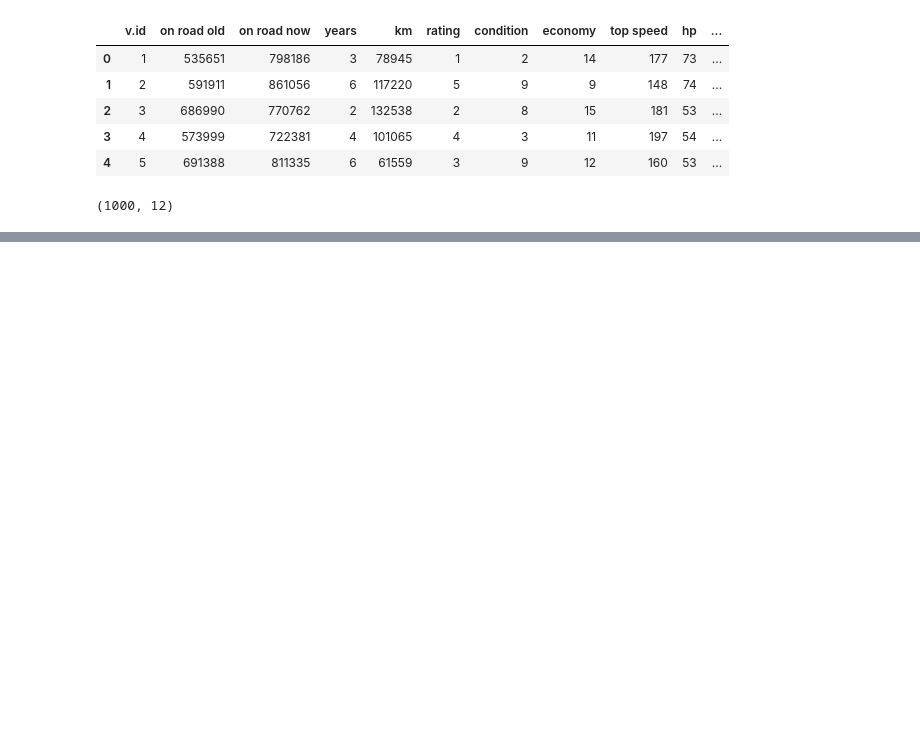
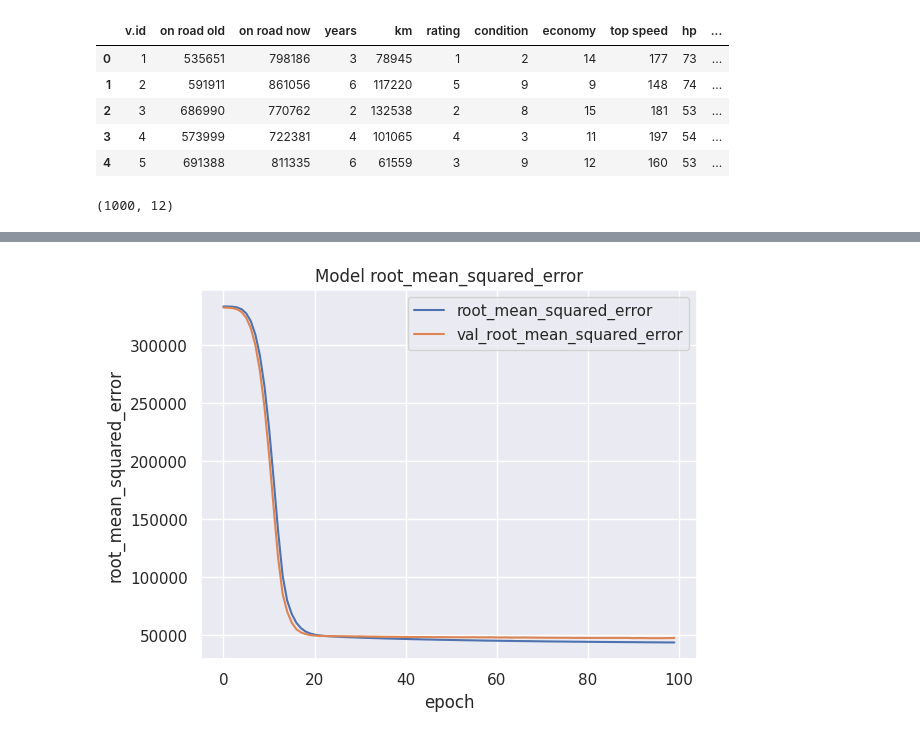
Before and after one commit to shah-shivam-410/python-learning-notebooks, a Jupyter notebook: project/car-price-detection/car_price_prediction.ipynb, the cells around one changed output, grey strips where cells are left out. Cells and saved outputs as stored; diff of their text form; code cells hidden in the pictures; blank space fills up the shorter version.

```diff
--- a/project/car-price-detection/car_price_prediction.ipynb
+++ b/project/car-price-detection/car_price_prediction.ipynb
@@ -68,0 +193,10 @@ print(y.shape)
+# %%
+plt.plot(history.history["root_mean_squared_error"])
+plt.plot(history.history["val_root_mean_squared_error"])
+plt.title("Model root_mean_squared_error")
+plt.xlabel("epoch")
+plt.ylabel("root_mean_squared_error")
+plt.legend(["root_mean_squared_error", "val_root_mean_squared_error"])
+plt.show()
+# %% [output]
+[figure, added]
```
Also changed, not shown: parts of 24 cells of this notebook.
